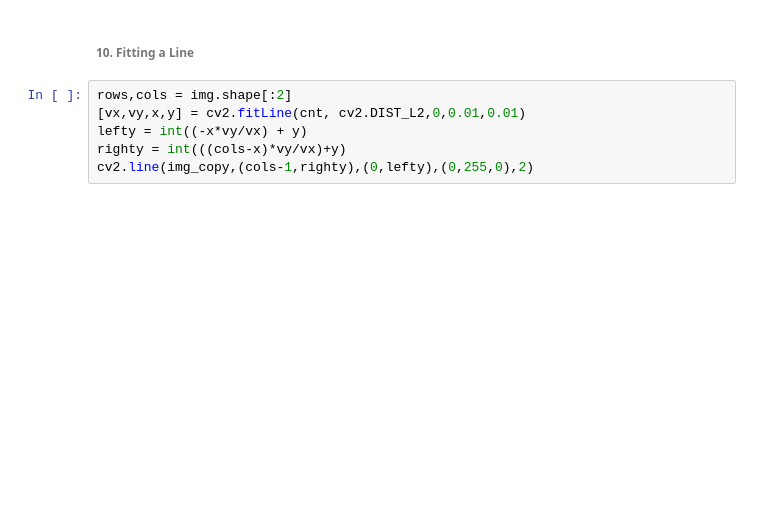
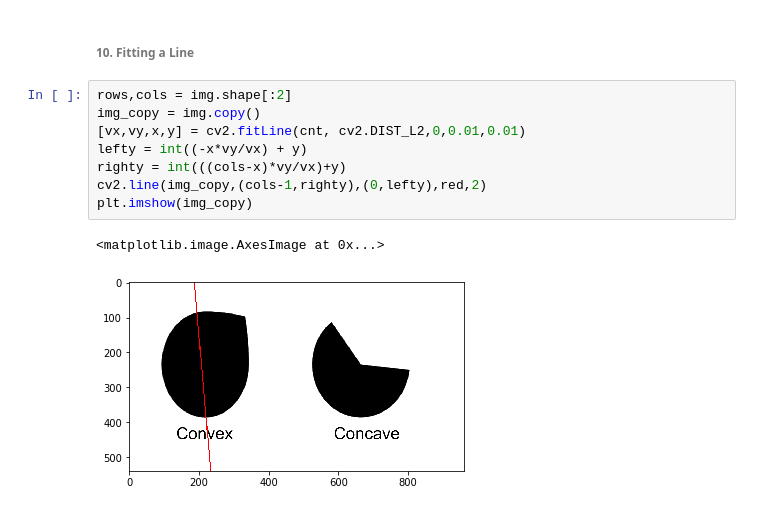
Before and after one commit to IamMohitM/OpenCV-Learning, a Jupyter notebook: Contours.ipynb, the cells around one changed output. Saved outputs shown, nothing was run; the diff lists cells and outputs as text; blank space fills up the shorter version.

```diff
--- a/Contours.ipynb
+++ b/Contours.ipynb
@@ -317,7 +317,12 @@ plt.imshow(img_copy, 'gray')
 ###### 10. Fitting a Line
 # %%
 rows,cols = img.shape[:2]
+img_copy = img.copy()
 [vx,vy,x,y] = cv2.fitLine(cnt, cv2.DIST_L2,0,0.01,0.01)
 lefty = int((-x*vy/vx) + y)
 righty = int(((cols-x)*vy/vx)+y)
-cv2.line(img_copy,(cols-1,righty),(0,lefty),(0,255,0),2)
+cv2.line(img_copy,(cols-1,righty),(0,lefty),red,2)
+plt.imshow(img_copy)
+# %% [output]
+<matplotlib.image.AxesImage at 0x...>
+[figure, added]
```
Also changed, not shown: parts of 23 cells of this notebook.
